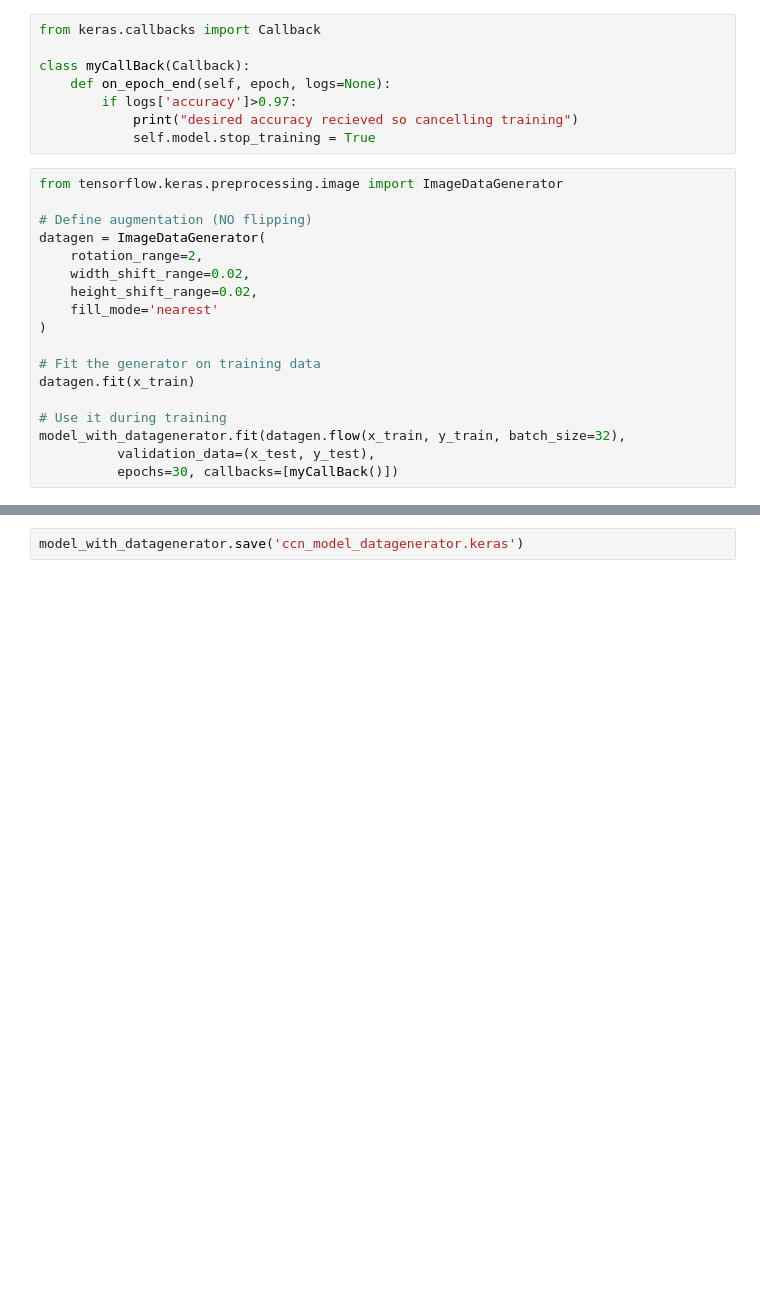
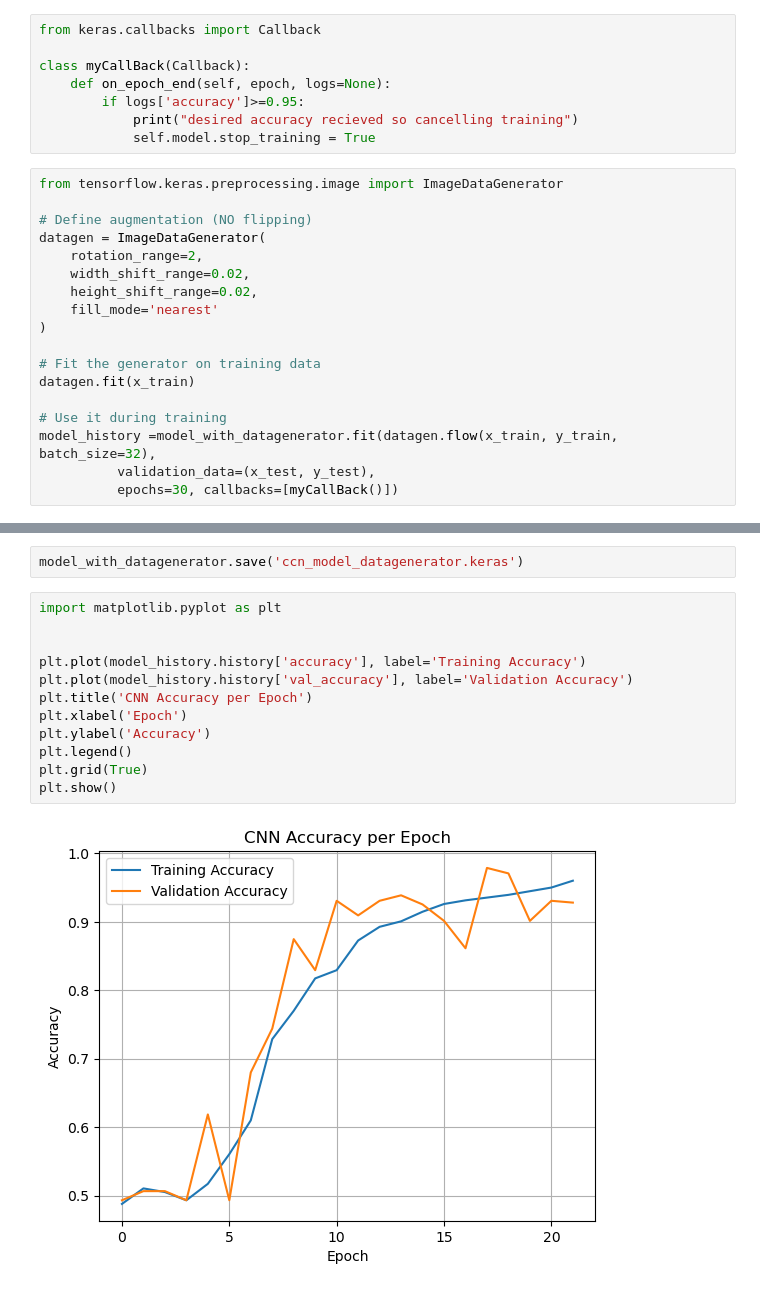
Before and after one commit to 0xfatima/Finger-Print-Quality-Detector, a Jupyter notebook: CNN.ipynb, the cells around one changed output, grey strips where cells are left out. Cells and saved outputs as stored; diff of their text form; blank space fills up the shorter version.

```diff
--- a/CNN.ipynb
+++ b/CNN.ipynb
@@ -143,7 +161,7 @@ from keras.callbacks import Callback
 
 class myCallBack(Callback):
     def on_epoch_end(self, epoch, logs=None):
-        if logs['accuracy']>0.97:
+        if logs['accuracy']>=0.95:
             print("desired accuracy recieved so cancelling training")
             self.model.stop_training = True
 # %%
@@ -161,7 +179,7 @@ datagen = ImageDataGenerator(
 datagen.fit(x_train)
 
 # Use it during training
-model_with_datagenerator.fit(datagen.flow(x_train, y_train, batch_size=32),
+model_history =model_with_datagenerator.fit(datagen.flow(x_train, y_train, batch_size=32),
           validation_data=(x_test, y_test),
           epochs=30, callbacks=[myCallBack()])
 # %% [output]
@@ -186,2 +203,16 @@ Epoch 30/30
 # %%
 model_with_datagenerator.save('ccn_model_datagenerator.keras')
+# %%
+import matplotlib.pyplot as plt
+
+
+plt.plot(model_history.history['accuracy'], label='Training Accuracy')
+plt.plot(model_history.history['val_accuracy'], label='Validation Accuracy')
+plt.title('CNN Accuracy per Epoch')
+plt.xlabel('Epoch')
+plt.ylabel('Accuracy')
+plt.legend()
+plt.grid(True)
+plt.show()
+# %% [output]
+[figure, added]
```
Also changed, not shown: parts of 4 cells of this notebook, 9 other files.
